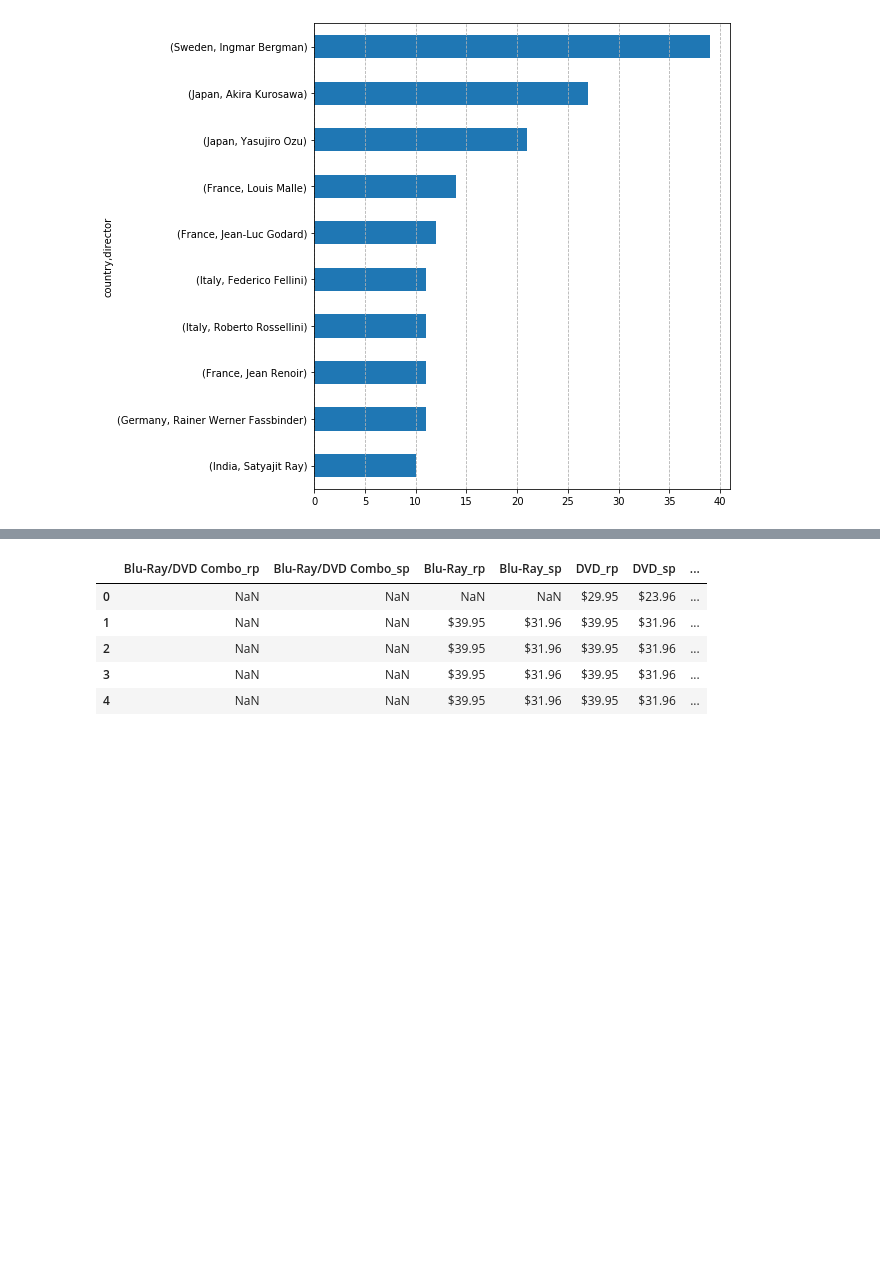
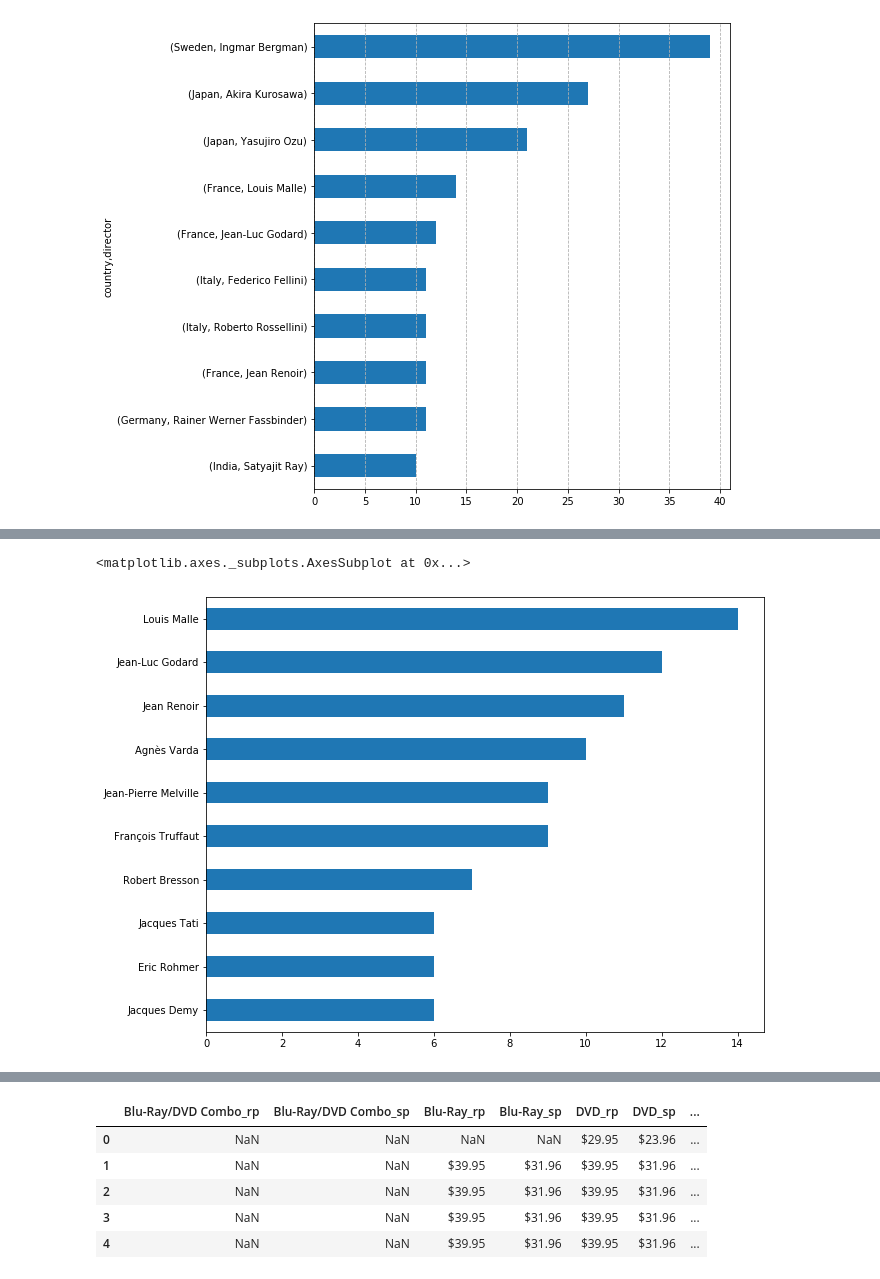
Before and after one commit to talola612/data-studio-projects, a Jupyter notebook: Criterion Channel/Analysis.ipynb, the cells around one changed output, grey strips where cells are left out. Saved outputs shown, nothing was run; the diff lists cells and outputs as text; code cells hidden in the pictures; blank space fills up the shorter version.

```diff
--- a/Criterion Channel/Analysis.ipynb
+++ b/Criterion Channel/Analysis.ipynb
@@ -201,0 +209,7 @@ plt.savefig("top_dir.pdf")
+# %%
+film_df[film_df.country == 'France'].\
+director.value_counts().sort_values(ascending = False).\
+head(10).sort_values(ascending = True).plot(kind = 'barh', figsize = (10, 8))
+# %% [output]
+<matplotlib.axes._subplots.AxesSubplot at 0x...>
+[figure, added]
```
Also changed, not shown: parts of 16 cells of this notebook, 19 other files.
